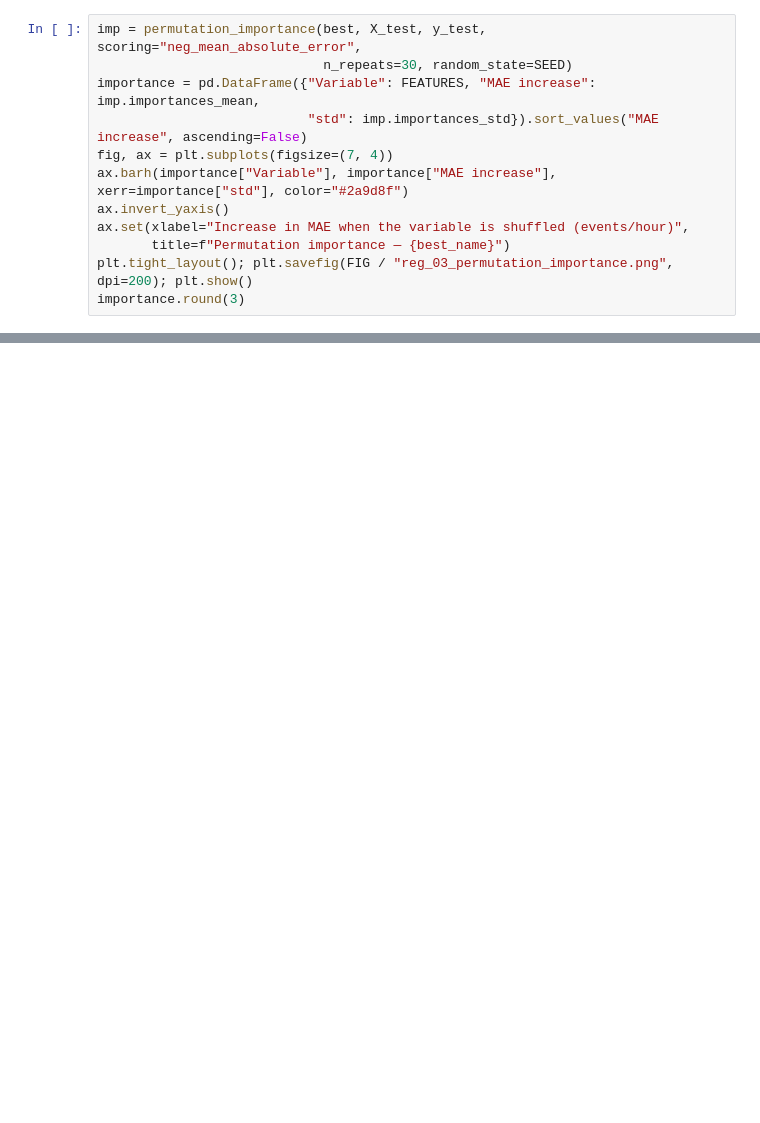
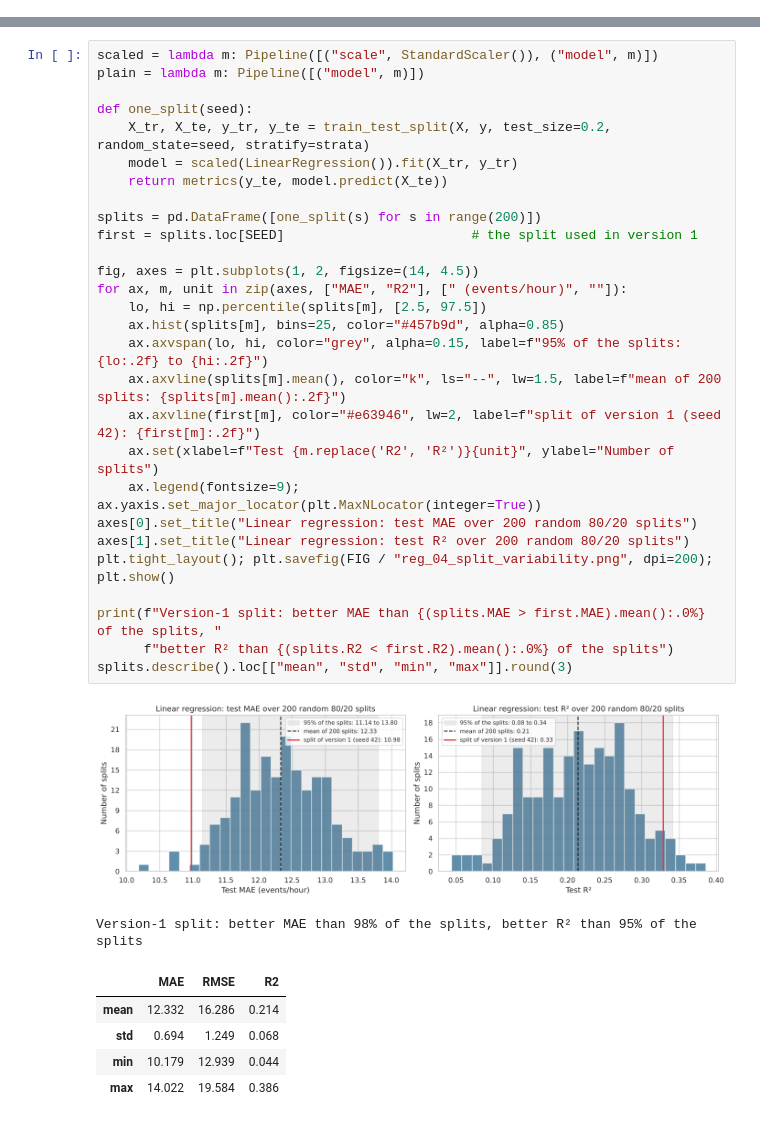
Before and after one commit to nikodrx/MLLB-reports, a Jupyter notebook: machine-learning/notebooks/03_regression.ipynb, the cells around one changed output, grey strips where cells are left out. Saved outputs shown, nothing was run; the diff lists cells and outputs as text; blank space fills up the shorter version.

Commit message:
commit ML regression with bootstrap

```diff
--- a/machine-learning/notebooks/03_regression.ipynb
+++ b/machine-learning/notebooks/03_regression.ipynb
@@ -249,12 +0,0 @@ coef
-# %%
-imp = permutation_importance(best, X_test, y_test, scoring="neg_mean_absolute_error",
-                             n_repeats=30, random_state=SEED)
-importance = pd.DataFrame({"Variable": FEATURES, "MAE increase": imp.importances_mean,
-                           "std": imp.importances_std}).sort_values("MAE increase", ascending=False)
-fig, ax = plt.subplots(figsize=(7, 4))
-ax.barh(importance["Variable"], importance["MAE increase"], xerr=importance["std"], color="#2a9d8f")
-ax.invert_yaxis()
-ax.set(xlabel="Increase in MAE when the variable is shuffled (events/hour)",
-       title=f"Permutation importance — {best_name}")
-plt.tight_layout(); plt.savefig(FIG / "reg_03_permutation_importance.png", dpi=200); plt.show()
-importance.round(3)
@@ -272,0 +85,36 @@ importance.round(3)
+# %%
+scaled = lambda m: Pipeline([("scale", StandardScaler()), ("model", m)])
+plain = lambda m: Pipeline([("model", m)])
+
+def one_split(seed):
+    X_tr, X_te, y_tr, y_te = train_test_split(X, y, test_size=0.2, random_state=seed, stratify=strata)
+    model = scaled(LinearRegression()).fit(X_tr, y_tr)
+    return metrics(y_te, model.predict(X_te))
+
+splits = pd.DataFrame([one_split(s) for s in range(200)])
+first = splits.loc[SEED]                        # the split used in version 1
+
+fig, axes = plt.subplots(1, 2, figsize=(14, 4.5))
+for ax, m, unit in zip(axes, ["MAE", "R2"], [" (events/hour)", ""]):
+    lo, hi = np.percentile(splits[m], [2.5, 97.5])
+    ax.hist(splits[m], bins=25, color="#457b9d", alpha=0.85)
+    ax.axvspan(lo, hi, color="grey", alpha=0.15, label=f"95% of the splits: {lo:.2f} to {hi:.2f}")
+    ax.axvline(splits[m].mean(), color="k", ls="--", lw=1.5, label=f"mean of 200 splits: {splits[m].mean():.2f}")
+    ax.axvline(first[m], color="#e63946", lw=2, label=f"split of version 1 (seed 42): {first[m]:.2f}")
+    ax.set(xlabel=f"Test {m.replace('R2', 'R²')}{unit}", ylabel="Number of splits")
+    ax.legend(fontsize=9); ax.yaxis.set_major_locator(plt.MaxNLocator(integer=True))
+axes[0].set_title("Linear regression: test MAE over 200 random 80/20 splits")
+axes[1].set_title("Linear regression: test R² over 200 random 80/20 splits")
+plt.tight_layout(); plt.savefig(FIG / "reg_04_split_variability.png", dpi=200); plt.show()
+
+print(f"Version-1 split: better MAE than {(splits.MAE > first.MAE).mean():.0%} of the splits, "
+      f"better R² than {(splits.R2 < first.R2).mean():.0%} of the splits")
+splits.describe().loc[["mean", "std", "min", "max"]].round(3)
+# %% [output]
+[figure, added]
+Version-1 split: better MAE than 98% of the splits, better R² than 95% of the splits
+|  | MAE | RMSE | R2 |
+| mean | 12.332 | 16.286 | 0.214 |
+| std | 0.694 | 1.249 | 0.068 |
+| min | 10.179 | 12.939 | 0.044 |
+| max | 14.022 | 19.584 | 0.386 |
```
Also changed, not shown: parts of 45 cells of this notebook, 8 other files.
